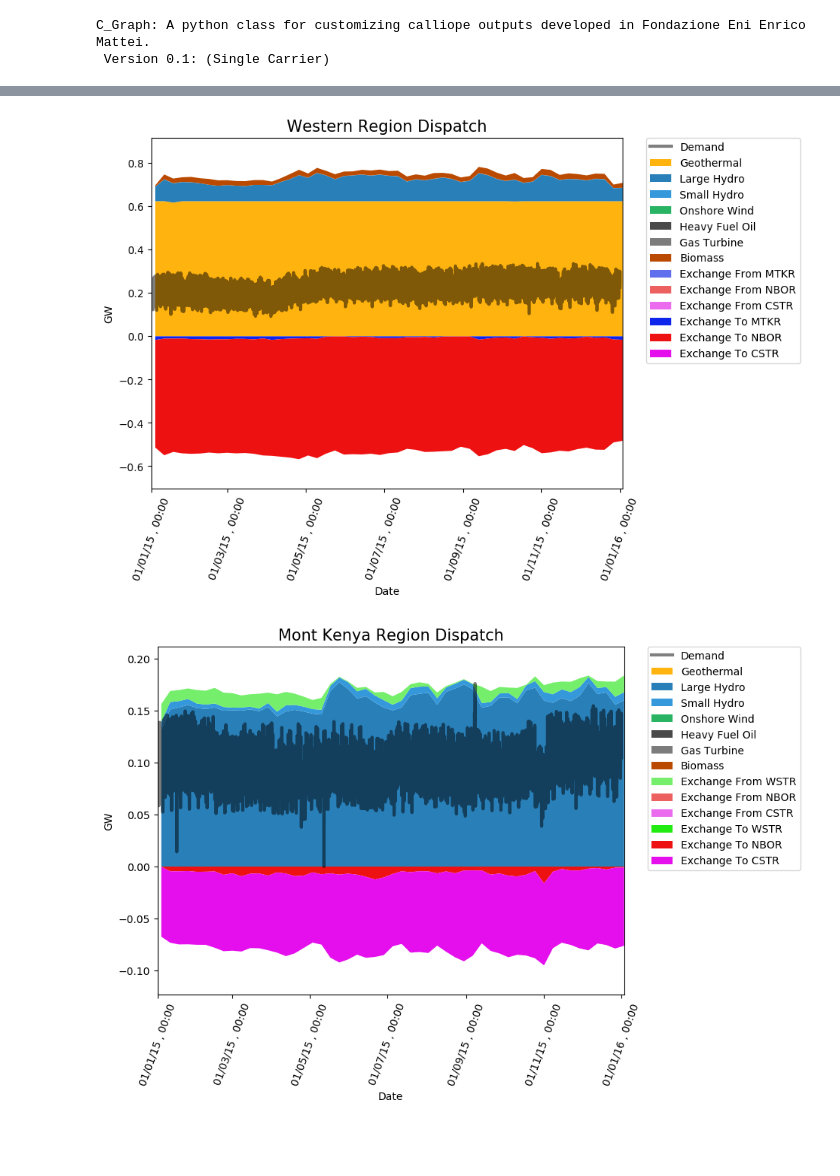
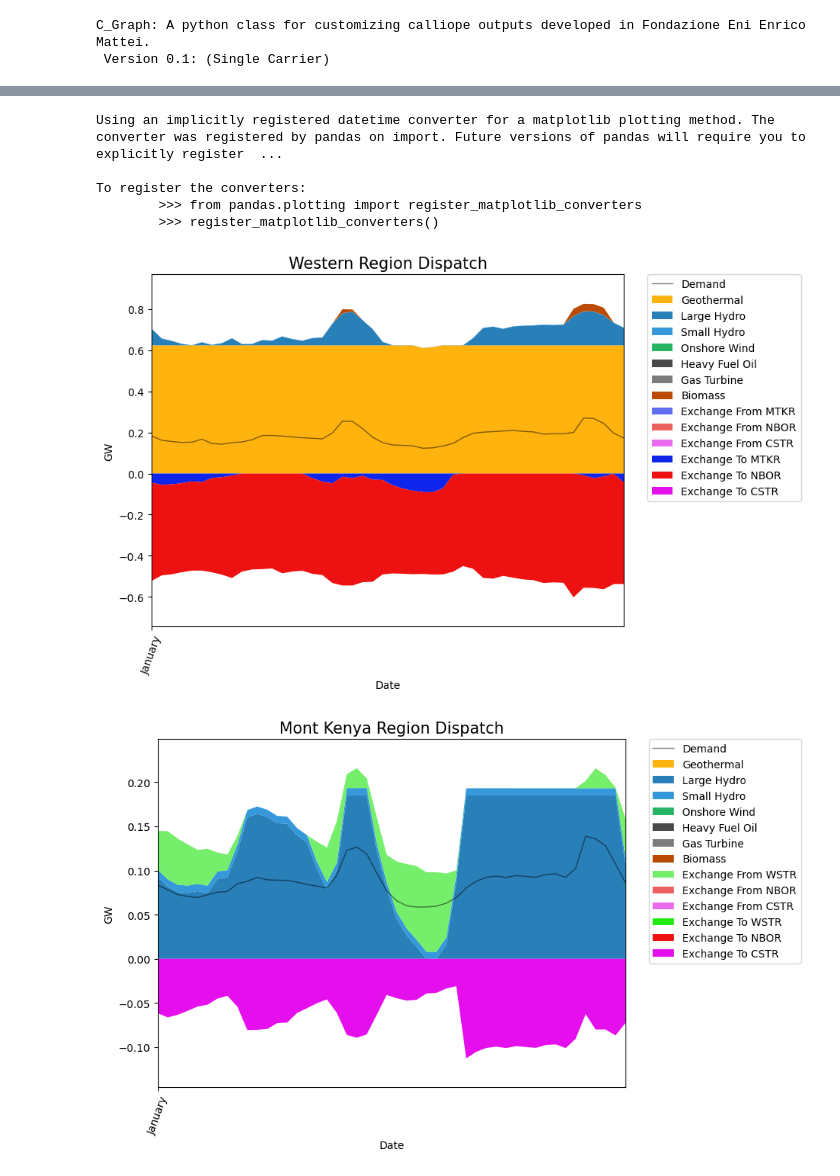
Before and after one commit to FEEM-Africa-REP/CIVICS, a Jupyter notebook: Calliope_Kenya/Models/4Nodes_No-Coffee/Kenya_2015_ICE_NB.ipynb, the cells around one changed output, grey strips where cells are left out. Cells and saved outputs as stored; diff of their text form; code cells hidden in the pictures; blank space fills up the shorter version.

```diff
--- a/Calliope_Kenya/Models/4Nodes_No-Coffee/Kenya_2015_ICE_NB.ipynb
+++ b/Calliope_Kenya/Models/4Nodes_No-Coffee/Kenya_2015_ICE_NB.ipynb
@@ -49,5 +36,10 @@ DatetimeIndex(['2015-01-01 00:00:00', '2015-01-01 01:00:00',
 # %%
-amin.node_dispatch(unit='GW',average='weekly',x_ticks='date',fig_format='svg')
+amin.node_dispatch(unit='GW',average='hourly',x_ticks='name',fig_format='svg')
 # %% [output]
+Using an implicitly registered datetime converter for a matplotlib plotting method. The converter was registered by pandas on import. Future versions of pandas will require you to explicitly register  ...
+
+To register the converters:
+        >>> from pandas.plotting import register_matplotlib_converters
+        >>> register_matplotlib_converters()
-[figure, old version]
+[figure, new version]
-[figure, old version]
+[figure, new version]
```
Also changed, not shown: parts of 7 cells of this notebook, 9 other files.
